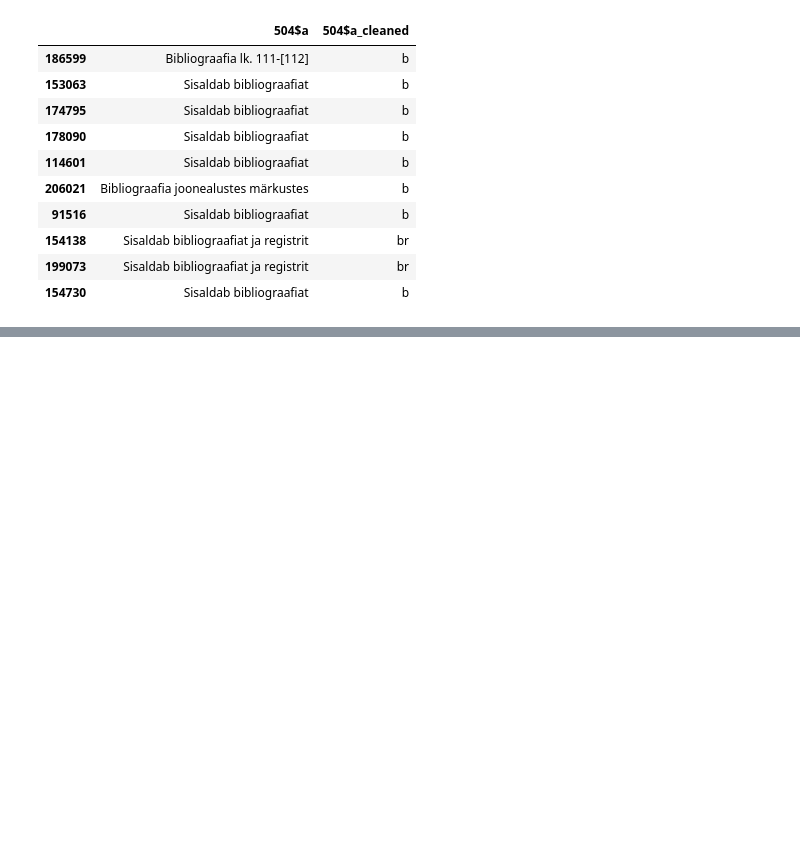
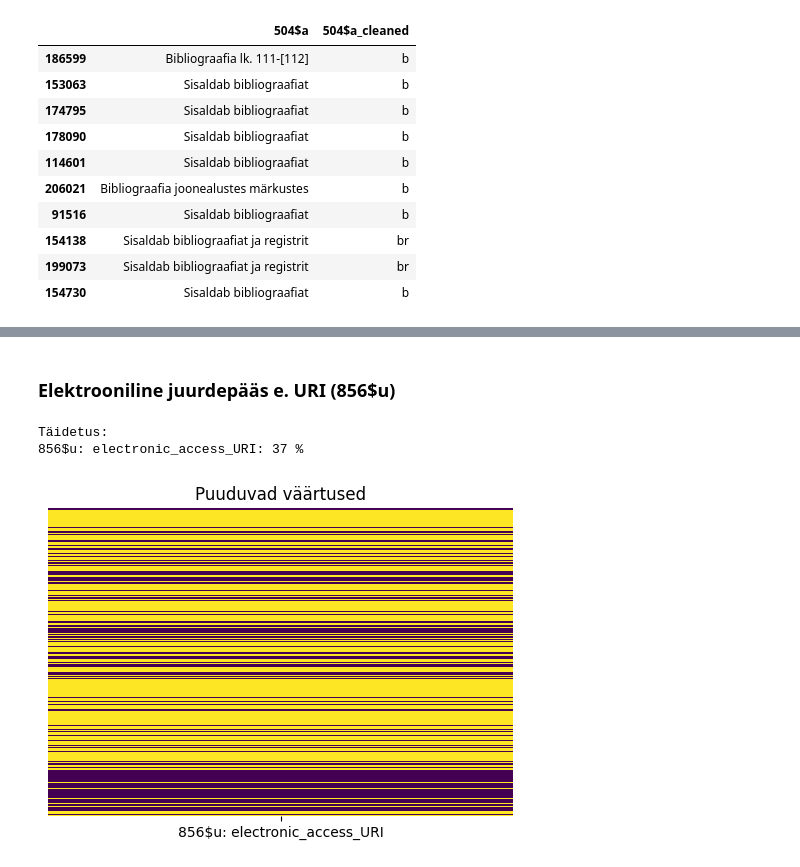
Before and after one commit to RaRa-digiLab/enb-curator, a Jupyter notebook: notebooks/filter-and-clean.ipynb, the cells around one changed output, grey strips where cells are left out. Cells and saved outputs as stored; diff of their text form; code cells hidden in the pictures; blank space fills up the shorter version.

```diff
--- a/notebooks/filter-and-clean.ipynb
+++ b/notebooks/filter-and-clean.ipynb
@@ -481,0 +798,10 @@ df.loc[df["504$a"].notna()].sample(10)
+# %% [markdown]
+### Elektrooniline juurdepääs e. URI (856$u)
+# %%
+df = df_main["856$u"].copy().to_frame()
+# %%
+missing_values_heatmap(df)
+# %% [output]
+Täidetus:
+856$u: electronic_access_URI: 37 %
+[figure, added]
```
Also changed, not shown: parts of 43 cells of this notebook.
